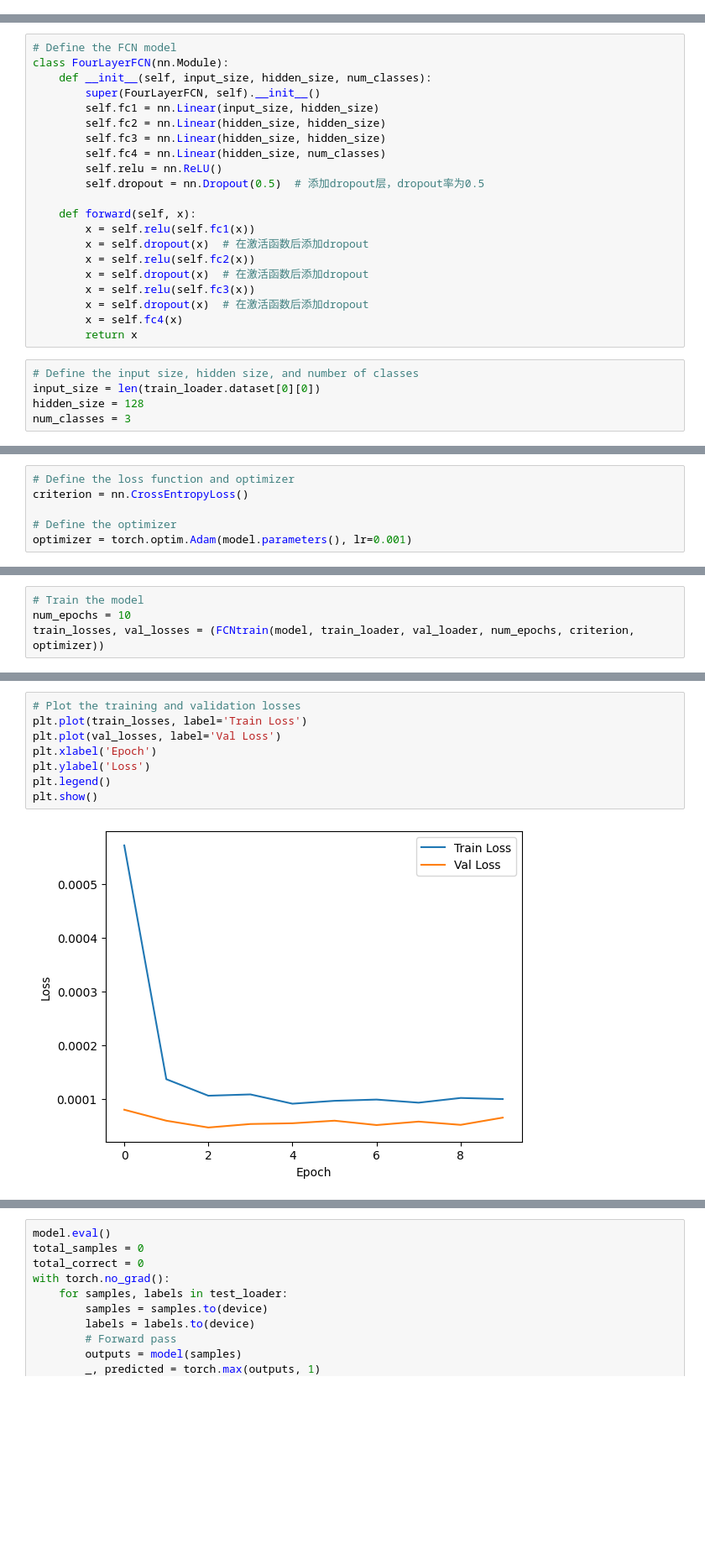
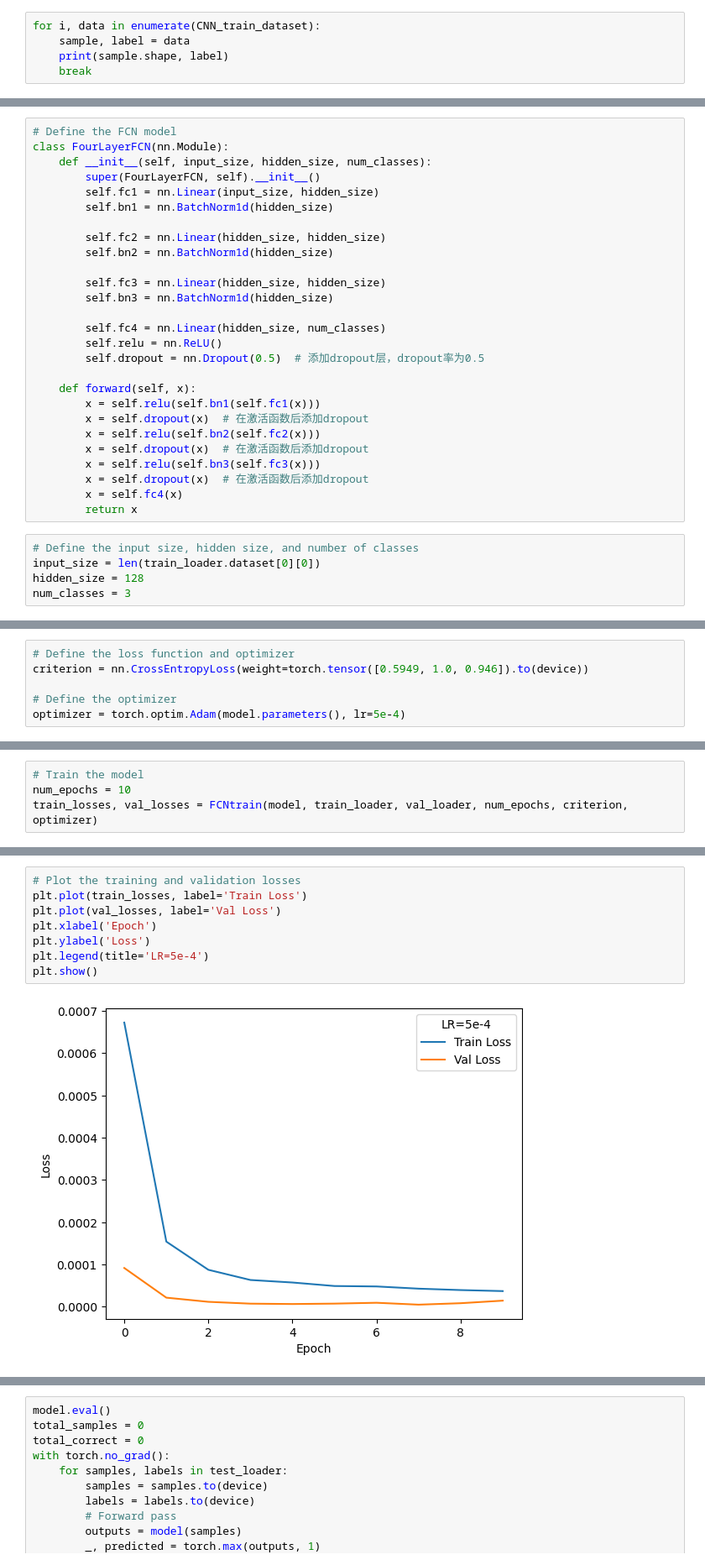
Before and after one commit to AlvisWSY/FYP, a Jupyter notebook: code/test.ipynb, the cells around one changed output, grey strips where cells are left out. Shown at 84% size. Drawn from its saved outputs; the diff is of its cells as text; blank space fills up the shorter version.

```diff
--- a/code/test.ipynb
+++ b/code/test.ipynb
@@ -118,0 +169,5 @@ len(train_loader.dataset[0][0])
+# %%
+for i, data in enumerate(CNN_train_dataset):
+    sample, label = data
+    print(sample.shape, label)
+    break
@@ -128,18 +262,24 @@ class FourLayerFCN(nn.Module):
     def __init__(self, input_size, hidden_size, num_classes):
         super(FourLayerFCN, self).__init__()
         self.fc1 = nn.Linear(input_size, hidden_size)
+        self.bn1 = nn.BatchNorm1d(hidden_size)
+
         self.fc2 = nn.Linear(hidden_size, hidden_size)
+        self.bn2 = nn.BatchNorm1d(hidden_size)
+
         self.fc3 = nn.Linear(hidden_size, hidden_size)
+        self.bn3 = nn.BatchNorm1d(hidden_size)
+
         self.fc4 = nn.Linear(hidden_size, num_classes)
         self.relu = nn.ReLU()
         self.dropout = nn.Dropout(0.5)  # 添加dropout层，dropout率为0.5
 
     def forward(self, x):
-        x = self.relu(self.fc1(x))
+        x = self.relu(self.bn1(self.fc1(x)))
         x = self.dropout(x)  # 在激活函数后添加dropout
-        x = self.relu(self.fc2(x))
+        x = self.relu(self.bn2(self.fc2(x)))
         x = self.dropout(x)  # 在激活函数后添加dropout
-        x = self.relu(self.fc3(x))
+        x = self.relu(self.bn3(self.fc3(x)))
         x = self.dropout(x)  # 在激活函数后添加dropout
         x = self.fc4(x)
         return x
@@ -177,10 +315,10 @@ Estimated Total Size (MB): 0.26
 ----------------------------------------------------------------
 # %%
 # Define the loss function and optimizer
-criterion = nn.CrossEntropyLoss()
+criterion = nn.CrossEntropyLoss(weight=torch.tensor([0.5949, 1.0, 0.946]).to(device))
 
 # Define the optimizer
-optimizer = torch.optim.Adam(model.parameters(), lr=0.001)
+optimizer = torch.optim.Adam(model.parameters(), lr=5e-4)
 # %%
 # Define the training function
 def FCNtrain(model, train_loader, val_loader, num_epochs, criterion, optimizer):
@@ -242,5 +381,5 @@ def FCNtrain(model, train_loader, val_loader, num_epochs, criterion, optimizer):
 # %%
 # Train the model
 num_epochs = 10
-train_losses, val_losses = (FCNtrain(model, train_loader, val_loader, num_epochs, criterion, optimizer))
+train_losses, val_losses = FCNtrain(model, train_loader, val_loader, num_epochs, criterion, optimizer)
 # %% [output]
@@ -257,10 +396,10 @@ Epoch [10/10], Train Loss: 0.0001, Val Loss: 0.0001
 # %%
 # Plot the training and validation losses
 plt.plot(train_losses, label='Train Loss')
 plt.plot(val_losses, label='Val Loss')
 plt.xlabel('Epoch')
 plt.ylabel('Loss')
-plt.legend()
+plt.legend(title='LR=5e-4')
 plt.show()
 # %% [output]
-[figure, old version]
+[figure, new version]
```
Also changed, not shown: parts of 58 cells of this notebook, 8 other files.
